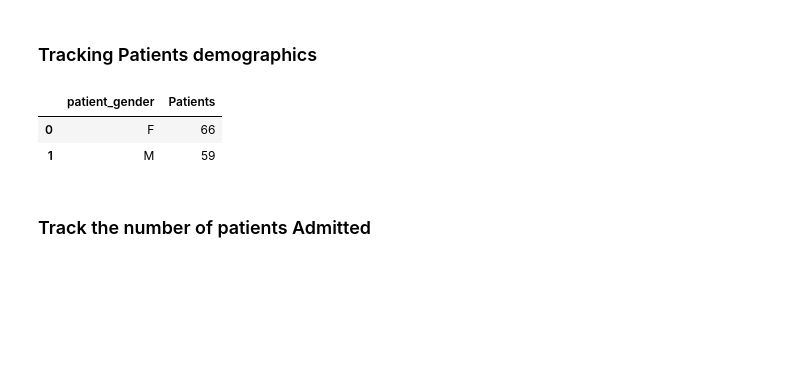
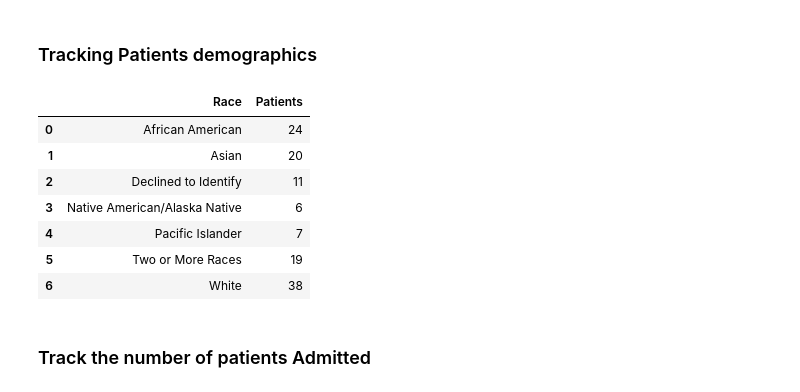
Before and after one commit to charismaticromeo/HospitalDashboard, a Jupyter notebook: main.ipynb, the cells around one changed output. Drawn from its saved outputs; the diff is of its cells as text; code cells hidden in the pictures; blank space fills up the shorter version.

```diff
--- a/main.ipynb
+++ b/main.ipynb
@@ -130,0 +130,6 @@ ToggleButtons(options=('Gender', 'Age', 'Race'), value='Gender')
+# %%
+demographic_button = pn.widgets.RadioButtonGroup(
+    aspect_ratio='auto', options=[ 'Race', 'Age', 'Gender'],
+    disabled=False, button_type='danger', width=290
+)
+demographic_button
@@ -131,28 +138,36 @@ ToggleButtons(options=('Gender', 'Age', 'Race'), value='Gender')
 # %%
 # Filtered dataframe
 def filtered_dataframe(start, end):
-    df = clean_df.where((clean_df.date >= start) & (clean_df.date <= end)).dropna()
+    df = clean_df.where((clean_df.date >= pd.to_datetime(start)) & (clean_df.date <= pd.to_datetime(end))).dropna()
     return df
 # %% [markdown]
 ### Tracking Patients demographics
 # %%
 def demographics(df, demography):
     if demography == 'Gender':
         category = 'patient_gender'
     elif demography == 'Race':
         category = 'patient_race'
     elif demography == 'Age':
         category = 'age_category'
     else:
         category = 'age_category'
     demo_df = df.groupby(category).size().reset_index(name='Patients')
+    if category == "patient_gender":
+        demo_df['patient_gender'] = demo_df['patient_gender'].apply(lambda x: ('Female' if x == 'F' else 'Male' if x == 'M' else x))
+    demo_df.rename(columns={category: demography}, inplace=True)
     return demo_df
 
 demographics(filtered_dataframe(start_date, end_date), demographic_button.value)
 # %% [output]
-|  | patient_gender | Patients |
-| 0 | F | 66 |
-| 1 | M | 59 |
+|  | Race | Patients |
+| 0 | African American | 24 |
+| 1 | Asian | 20 |
+| 2 | Declined to Identify | 11 |
+| 3 | Native American/Alaska Native | 6 |
+| 4 | Pacific Islander | 7 |
+| 5 | Two or More Races | 19 |
+| 6 | White | 38 |
 # %% [markdown]
 ### Track the number of patients Admitted
 # %%
```
Also changed, not shown: parts of 32 cells of this notebook, 1 other file.
